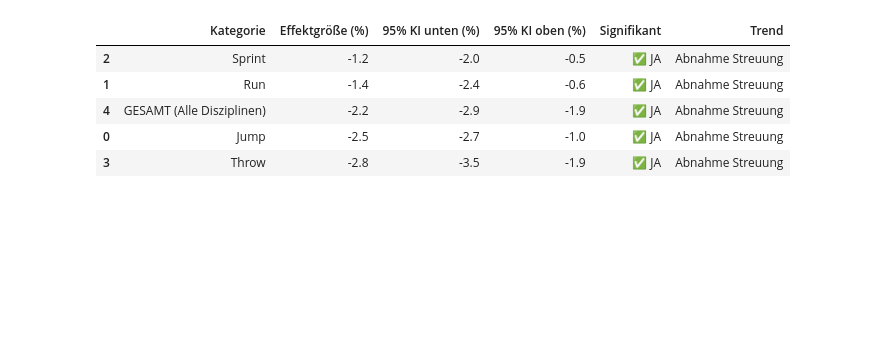
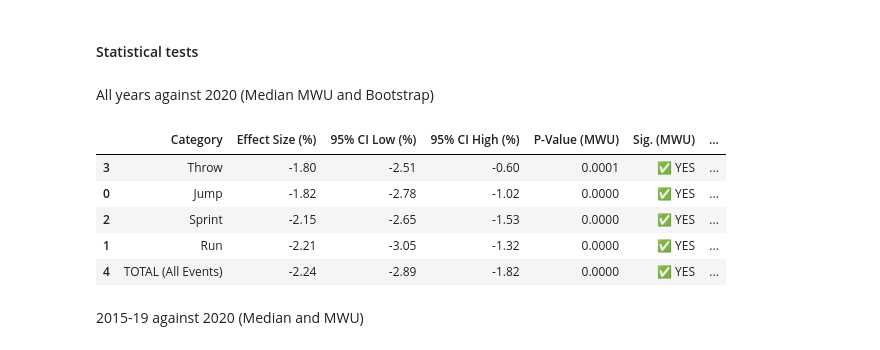
Before and after one commit to maxwernz/Data-Literacy, a Jupyter notebook: Luca/new_luca.ipynb, the cells around one changed output. Saved outputs shown, nothing was run; the diff lists cells and outputs as text; code cells hidden in the pictures; blank space fills up the shorter version.

```diff
--- a/Luca/new_luca.ipynb
+++ b/Luca/new_luca.ipynb
@@ -170,64 +192,73 @@ with plt.rc_context(plt.bundles.icml2024(column=column)):
+# %% [markdown]
+#### Statistical tests
+# %% [markdown]
+All years against 2020 (Median MWU and Bootstrap)
 # %%
 import numpy as np
 import pandas as pd
-from scipy.stats import bootstrap, iqr
+from scipy.stats import bootstrap, mannwhitneyu
 
-df_recent = df
-# 1. Funktion für die Effektgröße: Relative Änderung des IQR
+df_recent = df_stable.copy() # Use the stable cohort for consistency
+
+# 1. Function for the effect size: Relative change of the median
 def calculate_relative_diff(sample_2020, sample_baseline):
-    # Vergleicht das Median-Niveau
     m_2020 = np.median(sample_2020)
     m_base = np.median(sample_baseline)
     if m_base == 0: return 0
     return (m_2020 / m_base) - 1
 
 bootstrap_effects = []
-categories_to_test = sorted(df_recent['group'].unique().tolist()) + ['GESAMT (Alle Disziplinen)']
+categories_to_test = sorted(df_recent['group'].unique().tolist()) + ['TOTAL (All Events)']
 
 for cat in categories_to_test:
-    if 'GESAMT' in cat:
+    if 'TOTAL' in cat:
         d_2020 = df_recent[df_recent['jahr'] == 2020]['iaaf_score'].values
         d_base = df_recent[df_recent['jahr'] != 2020]['iaaf_score'].values
     else:
         d_2020 = df_recent[(df_recent['group'] == cat) & (df_recent['jahr'] == 2020)]['iaaf_score'].values
         d_base = df_recent[(df_recent['group'] == cat) & (df_recent['jahr'] != 2020)]['iaaf_score'].values
 
     if len(d_2020) > 15 and len(d_base) > 15:
+        # --- BOOTSTRAP ---
         res = bootstrap((d_2020, d_base), calculate_relative_diff,
                         n_resamples=5000,
                         confidence_level=0.95,
                         method='percentile')
 
         ci = res.confidence_interval
         observed_effect = calculate_relative_diff(d_2020, d_base) * 100
-        ci_low = ci.low * 100
-        ci_high = ci.high * 100
+        ci_low, ci_high = ci.low * 100, ci.high * 100
 
-        # --- NEU: Signifikanz-Check ---
-        # Ein Effekt ist signifikant, wenn das Intervall NICHT die Null enthält
-        is_significant = not (ci_low <= 0 <= ci_high)
+        # --- MANN-WHITNEY U TEST ---
+        # Testing if the performance level in 2020 differs from other years
+        u_stat, p_val = mannwhitneyu(d_2020, d_base, alternative='two-sided')
+
+        # Significance: Bootstrap CI doesn't contain 0 AND p-value < 0.05
+        is_boot_sig = not (ci_low <= 0 <= ci_high)
+        is_mwu_sig = p_val < 0.05
 
         bootstrap_effects.append({
-            'Kategorie': cat,
-            'Effektgröße (%)': round(observed_effect, 1),
-            '95% KI unten (%)': round(ci_low, 1),
-            '95% KI oben (%)': round(ci_high, 1),
-            'Signifikant': "✅ JA" if is_significant else "❌ Nein",
-            'Trend': "Zunahme Streuung" if observed_effect > 0 else "Abnahme Streuung"
+            'Category': cat,
+            'Effect Size (%)': round(observed_effect, 2),
+            '95% CI Low (%)': round(ci_low, 2),
+            '95% CI High (%)': round(ci_high, 2),
+            'P-Value (MWU)': round(p_val, 4),
+            'Sig. (MWU)': "✅ YES" if is_mwu_sig else "❌ NO",
+            'Performance Trend': "Increase" if observed_effect > 0 else "Decrease"
         })
 
-# Ergebnis-Tabelle
+# Results Table
 df_effects = pd.DataFrame(bootstrap_effects)
-
-# Sortierung nach Stärke des Effekts
-display(df_effects.sort_values('Effektgröße (%)', ascending=False))
+display(df_effects.sort_values('Effect Size (%)', ascending=False))
 # %% [output]
-|  | Kategorie | Effektgröße (%) | 95% KI unten (%) | 95% KI oben (%) | Signifikant | Trend |
-| 2 | Sprint | -1.2 | -2.0 | -0.5 | ✅ JA | Abnahme Streuung |
-| 1 | Run | -1.4 | -2.4 | -0.6 | ✅ JA | Abnahme Streuung |
-| 4 | GESAMT (Alle Disziplinen) | -2.2 | -2.9 | -1.9 | ✅ JA | Abnahme Streuung |
-| 0 | Jump | -2.5 | -2.7 | -1.0 | ✅ JA | Abnahme Streuung |
-| 3 | Throw | -2.8 | -3.5 | -1.9 | ✅ JA | Abnahme Streuung |
+|  | Category | Effect Size (%) | 95% CI Low (%) | 95% CI High (%) | P-Value (MWU) | Sig. (MWU) | ... |
+| 3 | Throw | -1.80 | -2.51 | -0.60 | 0.0001 | ✅ YES | ... |
+| 0 | Jump | -1.82 | -2.78 | -1.02 | 0.0000 | ✅ YES | ... |
+| 2 | Sprint | -2.15 | -2.65 | -1.53 | 0.0000 | ✅ YES | ... |
+| 1 | Run | -2.21 | -3.05 | -1.32 | 0.0000 | ✅ YES | ... |
+| 4 | TOTAL (All Events) | -2.24 | -2.89 | -1.82 | 0.0000 | ✅ YES | ... |
+# %% [markdown]
+2015-19 against 2020 (Median and MWU)
 # %%
 from scipy.stats import mannwhitneyu
 import numpy as np
```
Also changed, not shown: parts of 10 cells of this notebook, 1 other file.
